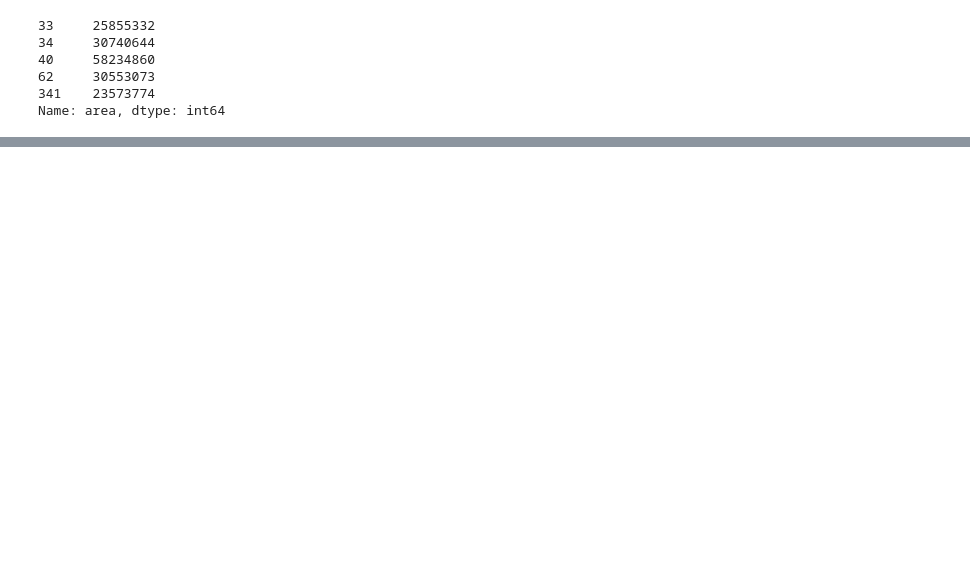
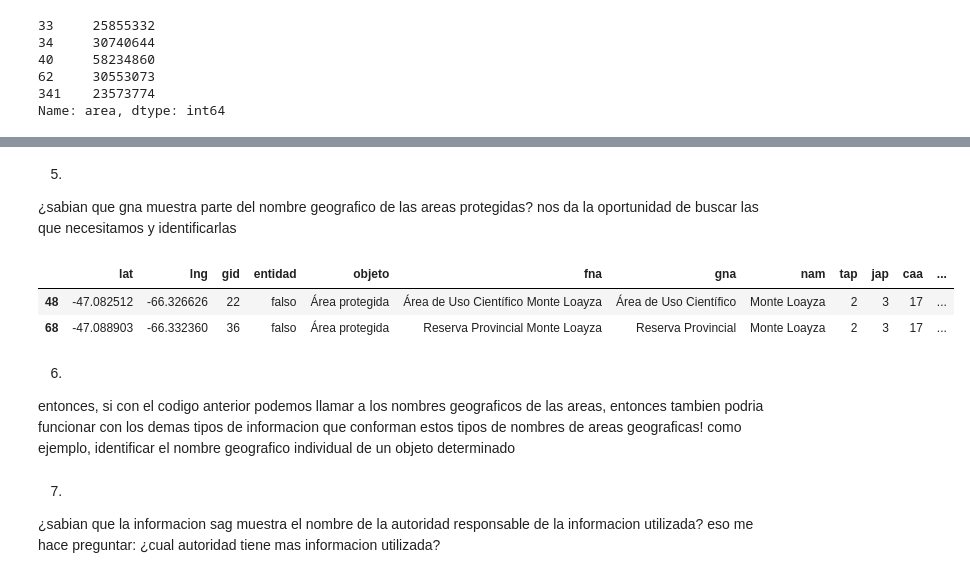
Before and after one commit to AleJndroMoreno/jupyter-, a Jupyter notebook: Tp N10.ipynb, the cells around one changed output, grey strips where cells are left out. Cells and saved outputs as stored; diff of their text form; code cells hidden in the pictures; blank space fills up the shorter version.

```diff
--- a/Tp N10.ipynb
+++ b/Tp N10.ipynb
@@ -95,0 +123,14 @@ intentamos obtener la fila "gid" ya que es un valor numerico, limitamos sus valo
+# %% [markdown]
+5.
+¿sabian que gna muestra parte del nombre geografico de las areas protegidas?
+nos da la oportunidad de buscar las que necesitamos y identificarlas
+# %%
+nomb = areas[areas["nam"] == "Monte Loayza"]
+nomb
+# %% [output]
+|  | lat | lng | gid | entidad | objeto | fna | gna | nam | tap | jap | caa | ... |
+| 48 | -47.082512 | -66.326626 | 22 | falso | Área protegida | Área de Uso Científico Monte Loayza | Área de Uso Científico | Monte Loayza | 2 | 3 | 17 | ... |
+| 68 | -47.088903 | -66.332360 | 36 | falso | Área protegida | Reserva Provincial Monte Loayza | Reserva Provincial | Monte Loayza | 2 | 3 | 17 | ... |
+# %% [markdown]
+6.
+entonces, si con el codigo anterior podemos llamar a los nombres geograficos de las areas, entonces tambien podria funcionar con los demas tipos de informacion que conforman estos tipos de nombres de areas geograficas! como ejemplo, identificar el nombre geografico individual de un objeto determinado
@@ -95,0 +140,4 @@ intentamos obtener la fila "gid" ya que es un valor numerico, limitamos sus valo
+# %% [markdown]
+7.
+¿sabian que la informacion sag muestra el nombre de la autoridad responsable de la informacion utilizada?
+eso me hace preguntar: ¿cual autoridad tiene mas informacion utilizada?
```
Also changed, not shown: parts of 26 cells of this notebook.
